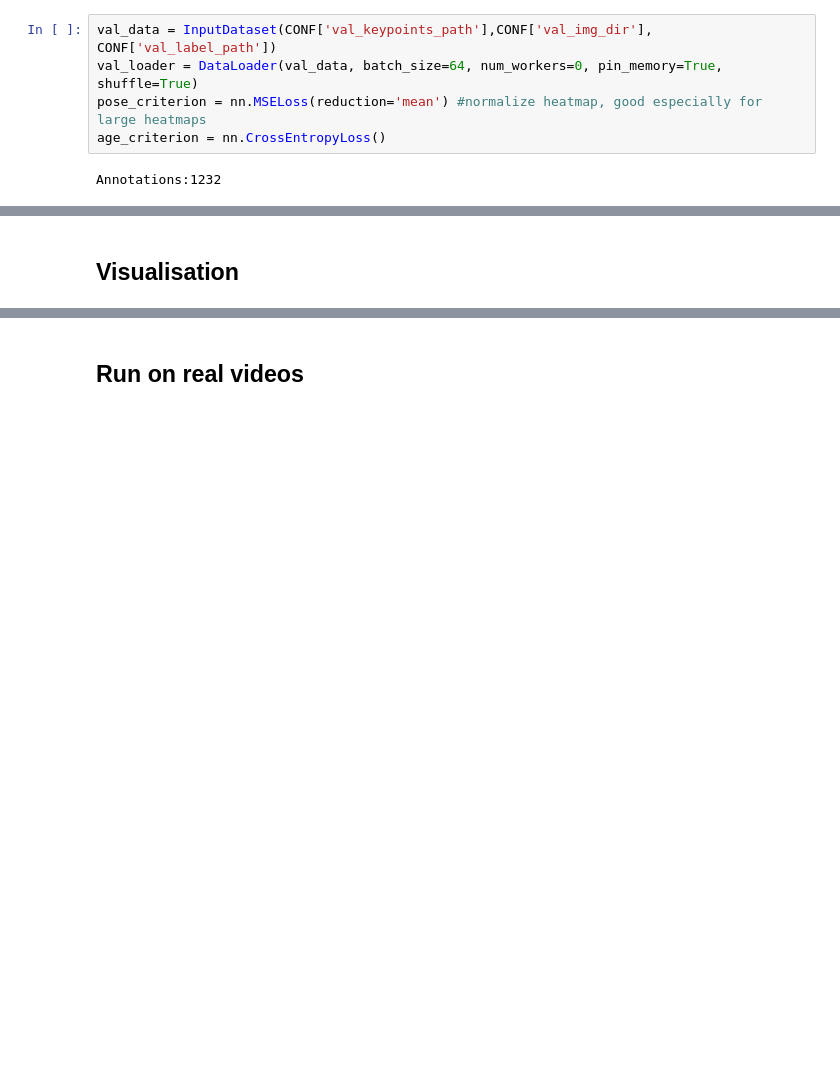
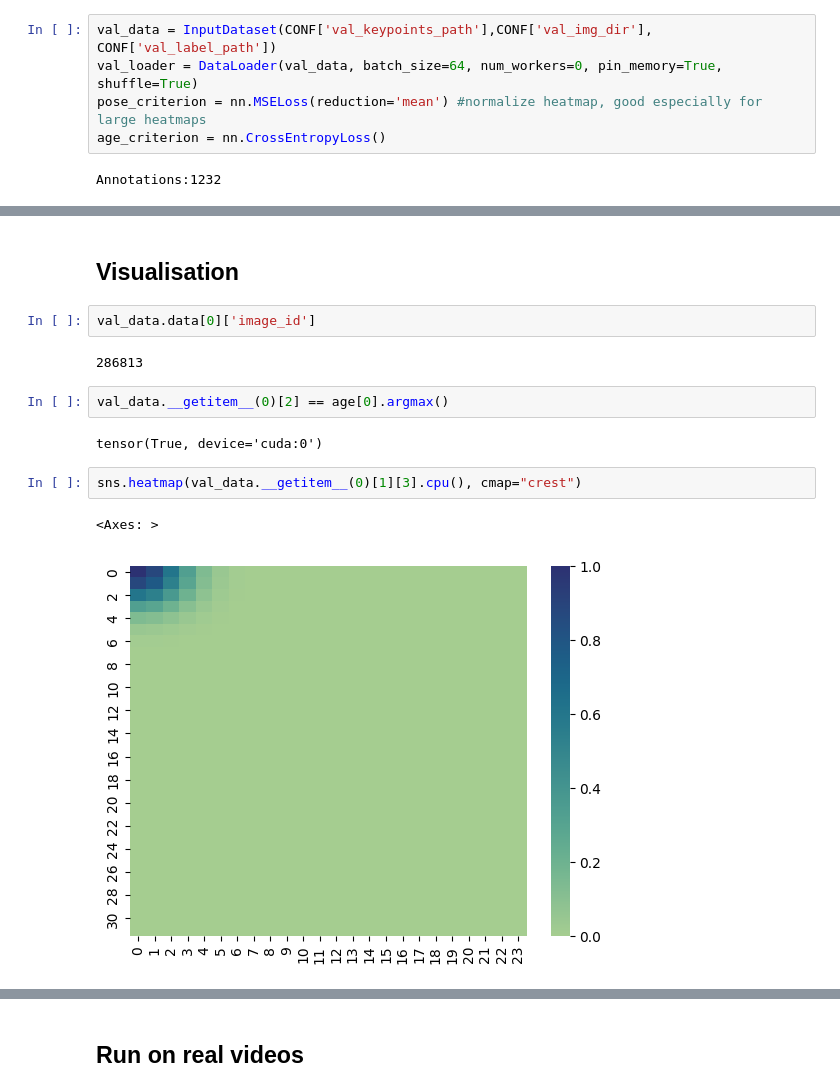
Before and after one commit to alekk12/keypoints, a Jupyter notebook: keypoints.ipynb, the cells around one changed output, grey strips where cells are left out. Saved outputs shown, nothing was run; the diff lists cells and outputs as text; blank space fills up the shorter version.

```diff
--- a/keypoints.ipynb
+++ b/keypoints.ipynb
@@ -475,2 +476,15 @@ if __name__ == '__main__':
-# %% [markdown]
-## Visualisation
+# %% [markdown]
+## Visualisation
+# %%
+val_data.data[0]['image_id']
+# %% [output]
+286813
+# %%
+val_data.__getitem__(0)[2] == age[0].argmax()
+# %% [output]
+tensor(True, device='cuda:0')
+# %%
+sns.heatmap(val_data.__getitem__(0)[1][3].cpu(), cmap="crest")
+# %% [output]
+<Axes: >
+[figure, added]
```
Also changed, not shown: parts of 8 cells of this notebook.
